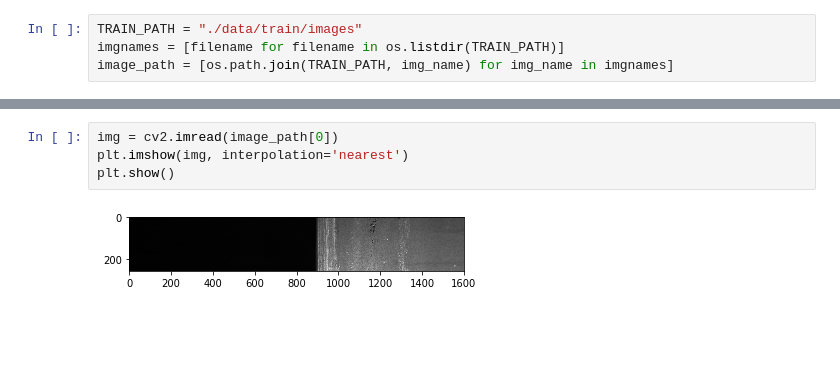
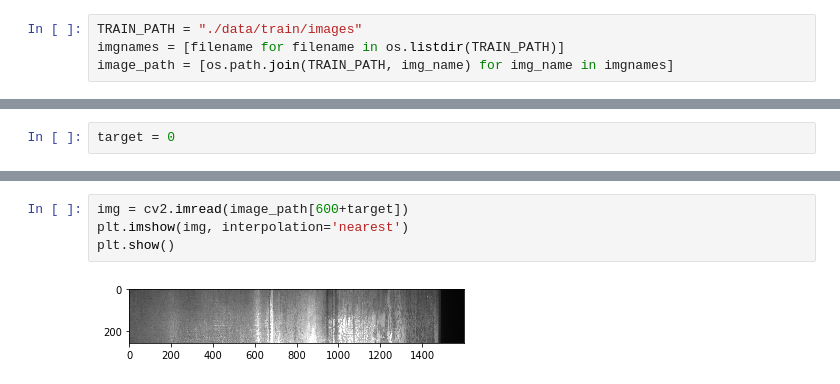
Before and after one commit to blissray/ml-d-project, a Jupyter notebook: code/dl/semantic_segmentation/steel_defect/show_masks.ipynb, the cells around one changed output, grey strips where cells are left out. Cells and saved outputs as stored; diff of their text form; blank space fills up the shorter version.

```diff
--- a/code/dl/semantic_segmentation/steel_defect/show_masks.ipynb
+++ b/code/dl/semantic_segmentation/steel_defect/show_masks.ipynb
@@ -146 +158,3 @@ def get_npy(filelist):
+# %%
+target = 0
 # %%
@@ -161,9 +179,9 @@ plt.show()
 # %%
-img = cv2.imread(image_path[0])
+img = cv2.imread(image_path[600+target])
 plt.imshow(img, interpolation='nearest')
 plt.show()
 # %% [output]
-[figure, old version]
+[figure, new version]
 # %%
 MASK_PATH = "./data/train/mask"
 filepath= os.path.join(
```
Also changed, not shown: parts of 15 cells of this notebook, 1 other file.
